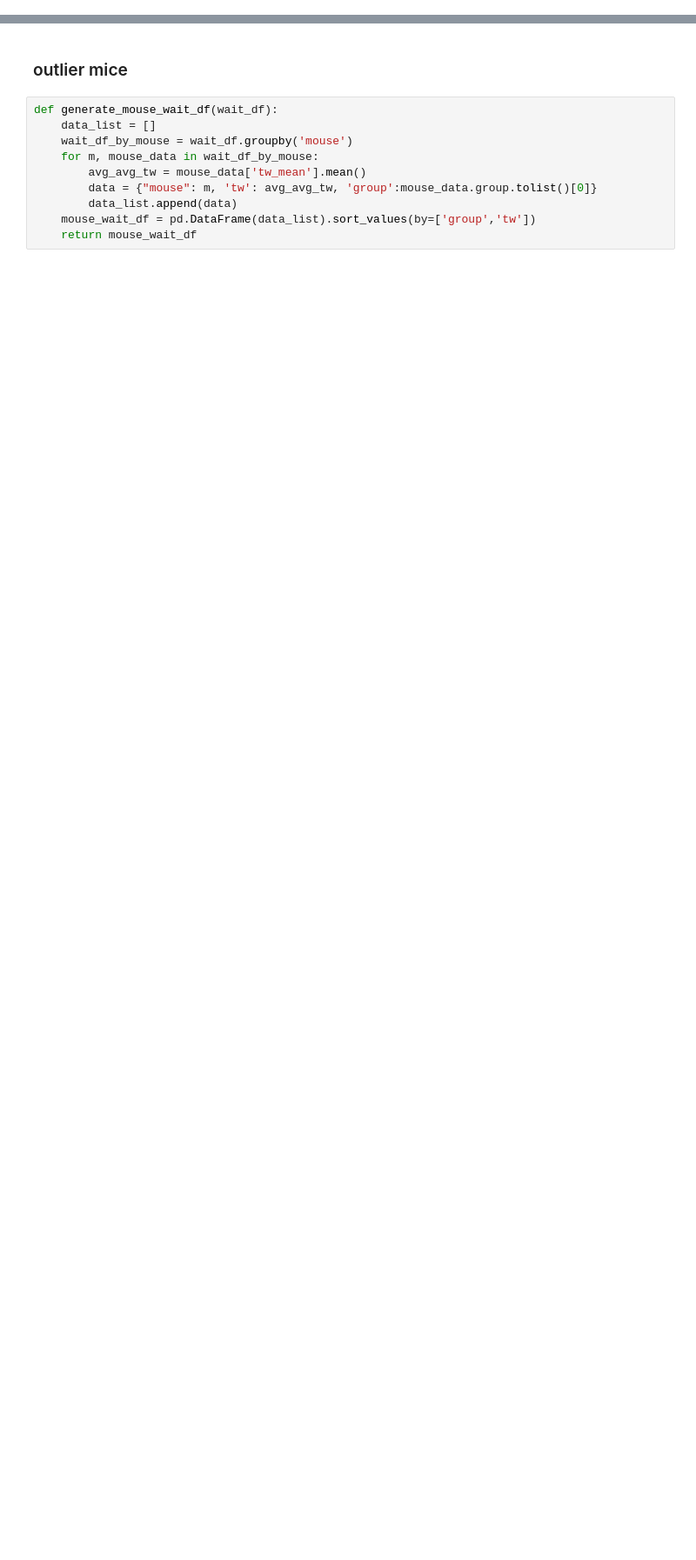
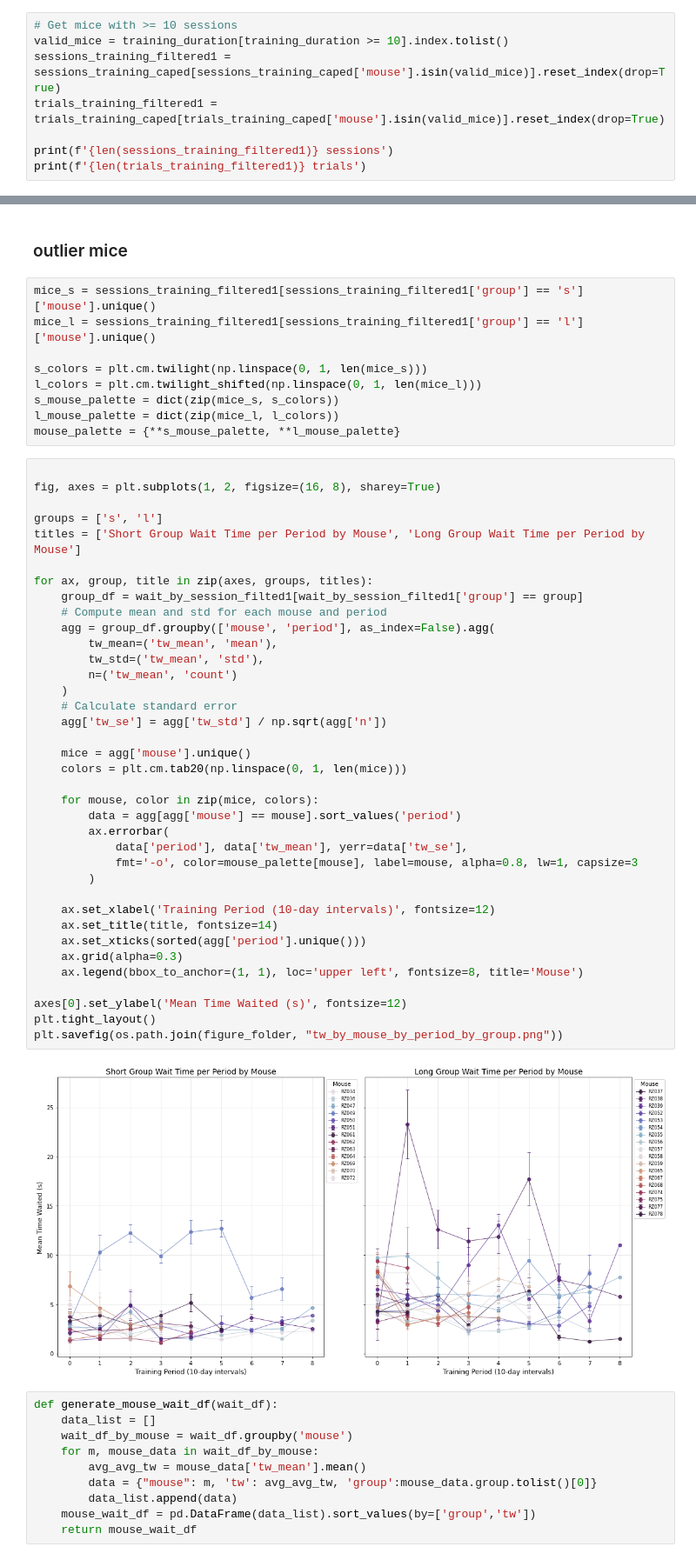
Before and after one commit to rebz444/luckycharm, a Jupyter notebook: waiting_behavior_learning.ipynb, the cells around one changed output, grey strips where cells are left out. Shown at 87% size. Cells and saved outputs as stored; diff of their text form; blank space fills up the shorter version.

```diff
--- a/waiting_behavior_learning.ipynb
+++ b/waiting_behavior_learning.ipynb
@@ -192,0 +143,8 @@ tw_stats_by_period[tw_stats_by_period['p_val_t'] < 0.05]
+# %%
+# Get mice with >= 10 sessions
+valid_mice = training_duration[training_duration >= 10].index.tolist()
+sessions_training_filtered1 = sessions_training_caped[sessions_training_caped['mouse'].isin(valid_mice)].reset_index(drop=True)
+trials_training_filtered1 = trials_training_caped[trials_training_caped['mouse'].isin(valid_mice)].reset_index(drop=True)
+
+print(f'{len(sessions_training_filtered1)} sessions')
+print(f'{len(trials_training_filtered1)} trials')
@@ -193,5 +156,53 @@ tw_stats_by_period[tw_stats_by_period['p_val_t'] < 0.05]
 # %% [markdown]
 ### outlier mice
+# %%
+mice_s = sessions_training_filtered1[sessions_training_filtered1['group'] == 's']['mouse'].unique()
+mice_l = sessions_training_filtered1[sessions_training_filtered1['group'] == 'l']['mouse'].unique()
+
+s_colors = plt.cm.twilight(np.linspace(0, 1, len(mice_s)))
+l_colors = plt.cm.twilight_shifted(np.linspace(0, 1, len(mice_l)))
+s_mouse_palette = dict(zip(mice_s, s_colors))
+l_mouse_palette = dict(zip(mice_l, l_colors))
+mouse_palette = {**s_mouse_palette, **l_mouse_palette}
+# %%
+
+fig, axes = plt.subplots(1, 2, figsize=(16, 8), sharey=True)
+
+groups = ['s', 'l']
+titles = ['Short Group Wait Time per Period by Mouse', 'Long Group Wait Time per Period by Mouse']
+
+for ax, group, title in zip(axes, groups, titles):
+    group_df = wait_by_session_filted1[wait_by_session_filted1['group'] == group]
+    # Compute mean and std for each mouse and period
+    agg = group_df.groupby(['mouse', 'period'], as_index=False).agg(
+        tw_mean=('tw_mean', 'mean'),
+        tw_std=('tw_mean', 'std'),
+        n=('tw_mean', 'count')
+    )
+    # Calculate standard error
+    agg['tw_se'] = agg['tw_std'] / np.sqrt(agg['n'])
+
+    mice = agg['mouse'].unique()
+    colors = plt.cm.tab20(np.linspace(0, 1, len(mice)))
+
+    for mouse, color in zip(mice, colors):
+        data = agg[agg['mouse'] == mouse].sort_values('period')
+        ax.errorbar(
+            data['period'], data['tw_mean'], yerr=data['tw_se'],
+            fmt='-o', color=mouse_palette[mouse], label=mouse, alpha=0.8, lw=1, capsize=3
+        )
+
+    ax.set_xlabel('Training Period (10-day intervals)', fontsize=12)
+    ax.set_title(title, fontsize=14)
+    ax.set_xticks(sorted(agg['period'].unique()))
+    ax.grid(alpha=0.3)
+    ax.legend(bbox_to_anchor=(1, 1), loc='upper left', fontsize=8, title='Mouse')
+
+axes[0].set_ylabel('Mean Time Waited (s)', fontsize=12)
+plt.tight_layout()
+plt.savefig(os.path.join(figure_folder, "tw_by_mouse_by_period_by_group.png"))
+# %% [output]
+[figure, added]
 # %%
 def generate_mouse_wait_df(wait_df):
     data_list = []
```
Also changed, not shown: parts of 89 cells of this notebook, 11 other files.
